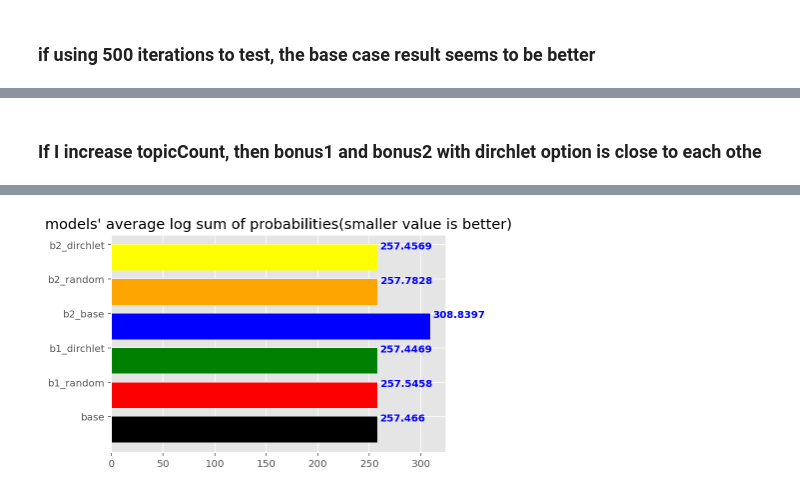
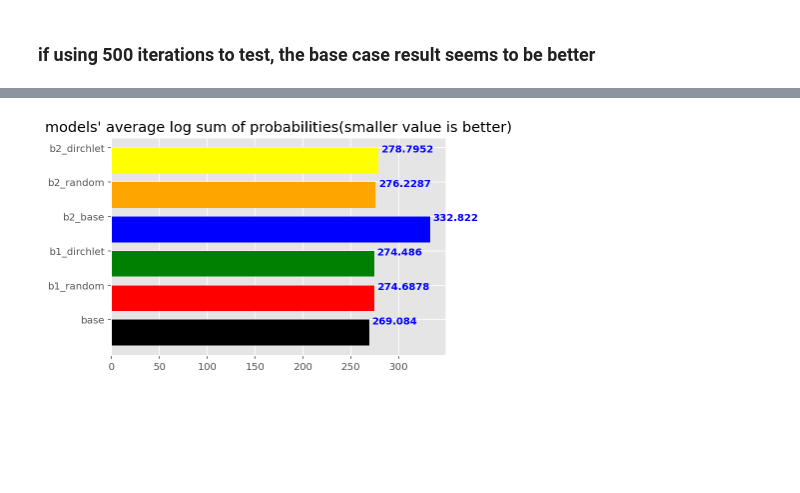
Before and after one commit to amor-tsai/NLP_project, a Jupyter notebook: program2_bonus3_report.ipynb, the cells around one changed output, grey strips where cells are left out. Cells and saved outputs as stored; diff of their text form; code cells hidden in the pictures; blank space fills up the shorter version.

```diff
--- a/program2_bonus3_report.ipynb
+++ b/program2_bonus3_report.ipynb
@@ -17,7 +17,7 @@ params = {
     'stopWordList' : ['a','the'],
     'ignoreCase' : True,
     'stem' : "snowball",
-    'topicCount' : 6,
+    'topicCount' : 8,
     'iterations' : 8,
     'randomInit' : '',
     'bonus2' : False
@@ -140,3 +106,7 @@ def document_probability(self,dt,tw,document_words,documentNum,corpus):
             wordIndex = corpus.index(ch)
             prosSum[documentIndex] += np.log10(np.dot(tw[:,wordIndex],dt[documentIndex]))
     return np.round(np.mean(prosSum),4)
+# %%
+%time
+params['iterations'] = 4
+plot_comparison(params)
@@ -162,0 +138,4 @@ Wall time: 6.98 s
+# %%
+%%time
+params['iterations'] = 100
+plot_comparison(params)
@@ -162,0 +147,4 @@ Wall time: 6.98 s
+# %%
+%%time
+params['iterations'] = 200
+plot_comparison(params)
@@ -174,8 +167,5 @@ Wall time: 2min
-# %% [markdown]
-### If I increase topicCount, then bonus1 and bonus2 with dirchlet option is close to each othe
 # %%
 %%time
-params['topicCount'] = 20
-params['iterations'] = 15
+params['iterations'] = 1000
 plot_comparison(params)
 # %% [output]
@@ -185 +175 @@ Wall time: 9.79 s
-[figure, old version]
+[figure, new version]
```
Also changed, not shown: parts of 9 cells of this notebook, 2 other files.
